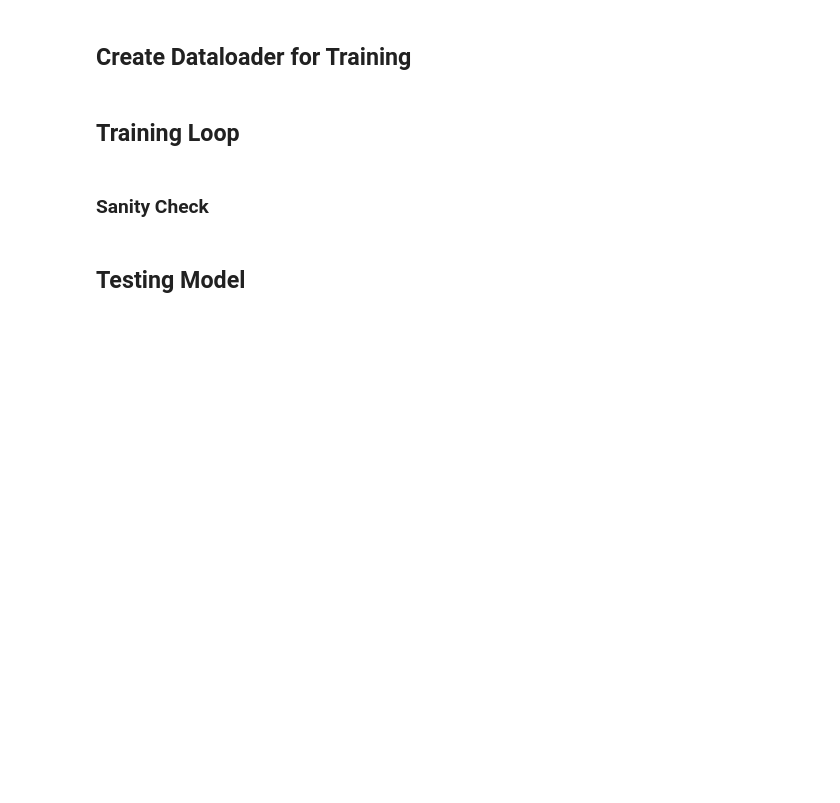
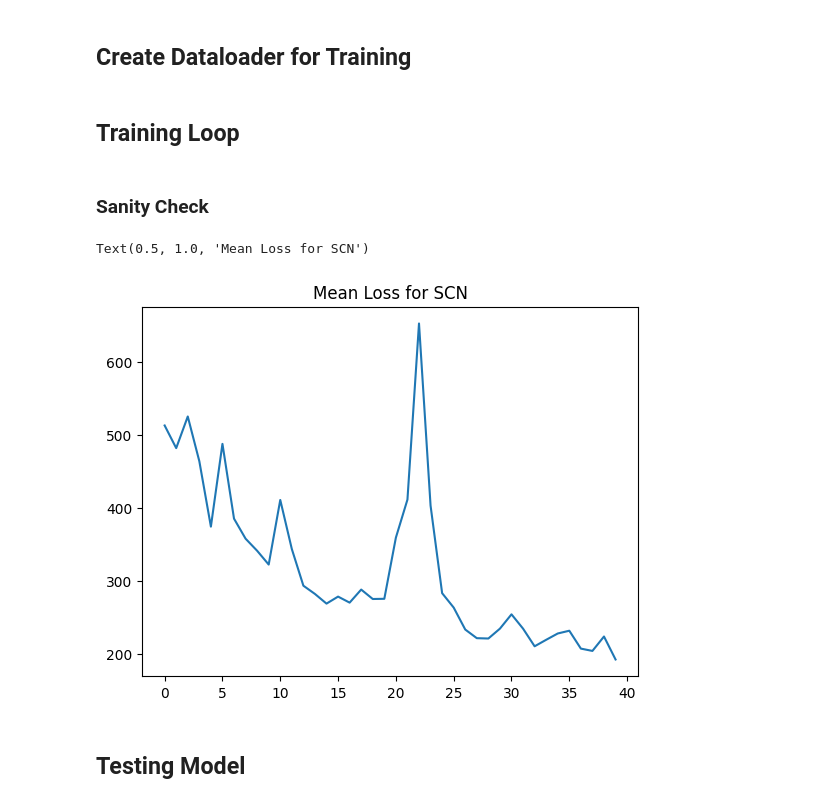
Before and after one commit to Lawreros/Super-Resolution, a Jupyter notebook: SCN/main.ipynb, the cells around one changed output. Cells and saved outputs as stored; diff of their text form; code cells hidden in the pictures; blank space fills up the shorter version.

```diff
--- a/SCN/main.ipynb
+++ b/SCN/main.ipynb
@@ -212,7 +195,7 @@ optimizer = optim.SGD(
 ## Generate Data for Training
 Only using black and white for the png images
 # %%
-sr_train = SrGen('../data/SCN_png/Set14/Raw_train','../data/SCN_png/Set14/HR_train_patches/',
+sr_train = SrGen('../data/SCN_png/Set14/Raw_train/','../data/SCN_png/Set14/HR_train_patches/',
         '../data/SCN_png/Set14/LR_train_patches/')
 
 temp = sr_train.get_template()
@@ -223,12 +206,12 @@ temp["step"]=[20,20]
 temp["translation"]=[10,10]
 temp["rotation"] = 0
 temp["scale"] = False
-temp["same_size"] = False
+temp["same_size"] = True
 temp["unit"] = 'intensity'
 
-sr_train.save_template(temp)
+sr_train.set_template(temp)
 
-sr_train.run(clear=True)
+sr_train.run(clear=True, save=True)
 #sr_train.match_altered(update=True, paths=False, sort=False)
 # %% [markdown]
 ## Create Dataloader
@@ -310,9 +293,12 @@ for epoch in tqdm(range(max_epochs)):
 # %% [markdown]
 ### Sanity Check
 # %%
-fig, axs = plt.subplots(1, 2)
-axs[0].plot([x for x in range(len(mean_loss))],mean_loss)
-axs[0].set_title('Mean Loss for SCN')
+fig, axs = plt.subplots(1, 1)
+axs.plot([x for x in range(len(mean_loss))],mean_loss)
+axs.set_title('Mean Loss for SCN')
+# %% [output]
+Text(0.5, 1.0, 'Mean Loss for SCN')
+[figure, added]
 # %% [markdown]
 ## Testing Model
 # %%
```
Also changed, not shown: parts of 14 cells of this notebook.
